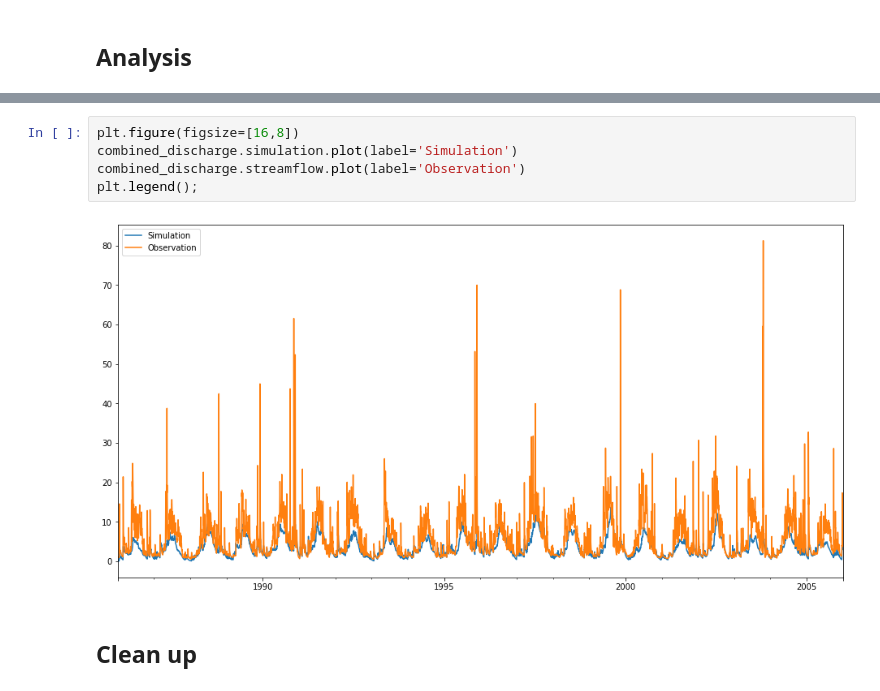
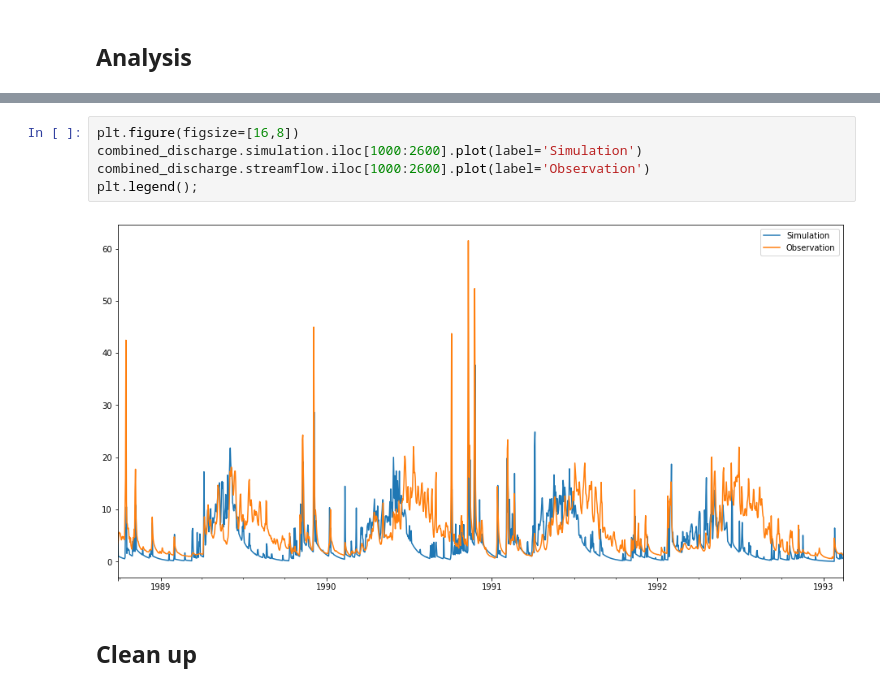
Before and after one commit to vhoogelander/BMI_HBVmountain_streamflow_analysis, a Jupyter notebook: HBVmountain/BMI_Python/HBVmountain_Example.ipynb, the cells around one changed output, grey strips where cells are left out. Drawn from its saved outputs; the diff is of its cells as text.

```diff
--- a/HBVmountain/BMI_Python/HBVmountain_Example.ipynb
+++ b/HBVmountain/BMI_Python/HBVmountain_Example.ipynb
@@ -105,11 +105,11 @@ combined_discharge
 7304 rows × 2 columns
 # %%
 plt.figure(figsize=[16,8])
-combined_discharge.simulation.plot(label='Simulation')
-combined_discharge.streamflow.plot(label='Observation')
+combined_discharge.simulation.iloc[1000:2600].plot(label='Simulation')
+combined_discharge.streamflow.iloc[1000:2600].plot(label='Observation')
 plt.legend();
 # %% [output]
-[figure, old version]
+[figure, new version]
 # %% [markdown]
 ## Clean up
 # %%
```
Also changed, not shown: parts of 4 cells of this notebook, 46 other files.
